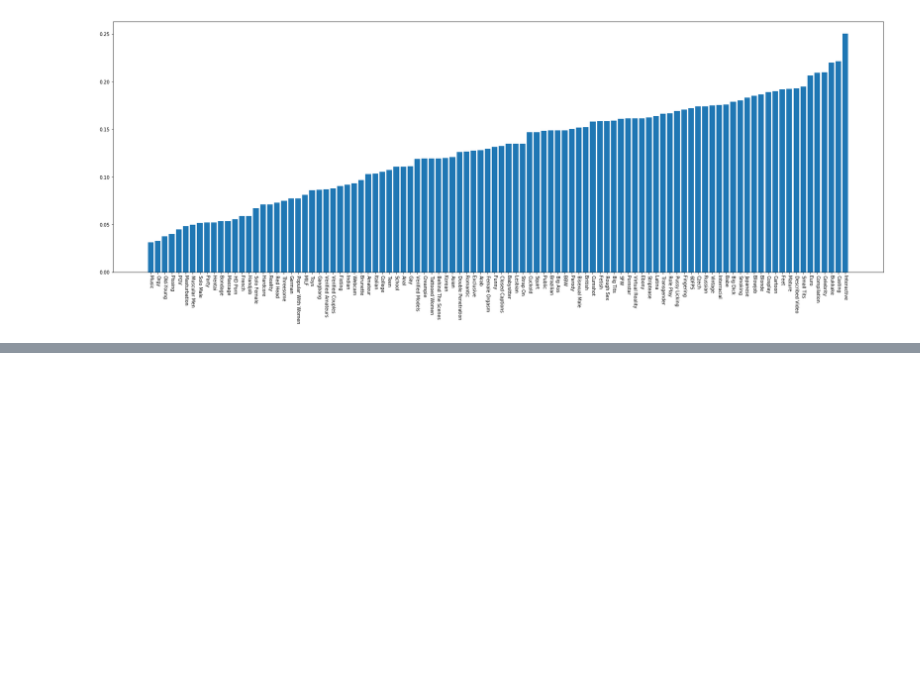
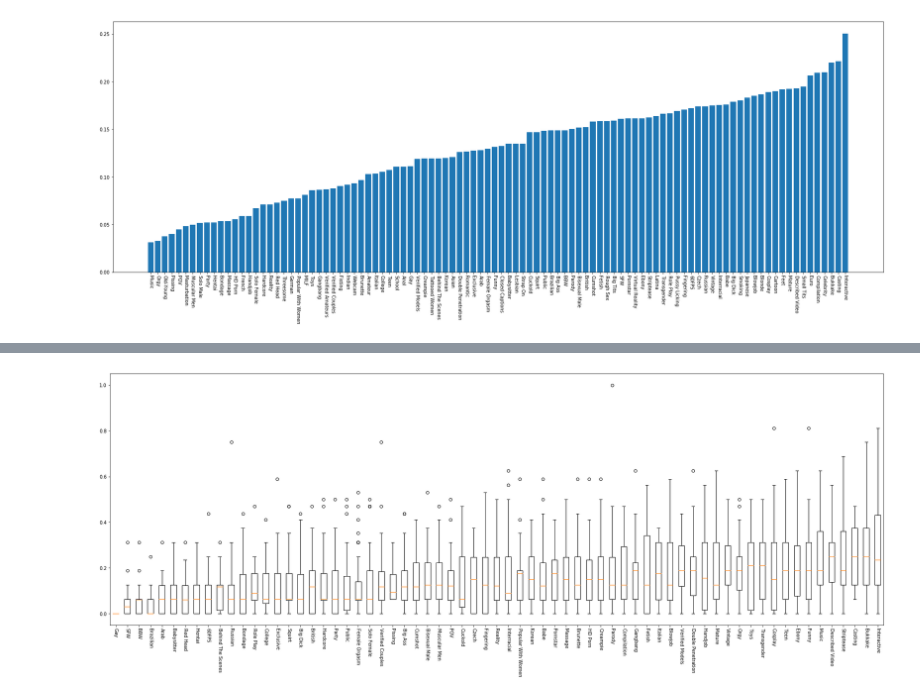
Before and after one commit to boldwren/eye-tracking, a Jupyter notebook: eye-contact.ipynb, the cells around one changed output, grey strips where cells are left out. Cells and saved outputs as stored; diff of their text form; code cells hidden in the pictures; blank space fills up the shorter version.

```diff
--- a/eye-contact.ipynb
+++ b/eye-contact.ipynb
@@ -569,0 +581,58 @@ print(list(sorted(bad)))
+# %%
+def get_hit_per_video_per_category():
+    videos_by_category: 'dict[category, dict[videoname, struct[hit, total]]]' = {}
+    filenames = get_filenames()
+    face_filenames = get_face_filenames()
+
+    for filename in get_filenames():
+        category = filename.rsplit('/')[-2]
+        thumbname = filename.rsplit('/')[-1]
+        videoname = thumbname.rsplit(')', 1)[0] + ')'
+        videos = videos_by_category.setdefault(category, {})
+        counts = videos.setdefault(videoname, {"hit": 0, "total": 0})
+        counts["total"] += 1
+
+    for filename in get_face_filenames():
+        category = filename.rsplit('/')[-2]
+        thumbname = filename.rsplit('/')[-1]
+        videoname = thumbname.rsplit(')', 1)[0] + ')'
+        videos = videos_by_category.setdefault(category, {})
+        counts = videos.setdefault(videoname, {"hit": 0, "total": 0})
+        counts["hit"] += 1
+    return videos_by_category
+
+def get_stats_per_category():
+    stats_by_category = {}
+    videos_by_category = get_hit_per_video_per_category()
+    for category, videos in videos_by_category.items():
+        stats = [
+            counts["hit"] / counts["total"]
+            for counts in videos.values()
+            if counts["total"] > 10
+        ]
+        stats_by_category[category] = stats
+
+    stats_by_category = {
+        category: values
+        for (_, values, category) in
+        sorted([
+            (sum(values)/len(values), values, category) for (category, values) in stats_by_category.items()
+        ])
+    }
+    return stats_by_category
+
+def box_plot_of_hit_per_video_per_category():
+    fig = pyplot.figure(figsize=(30,10))
+    ax = fig.subplots()
+
+
+    stats = get_stats_per_category()
+    ax.boxplot(stats.values(), labels=stats.keys())
+    locs, labels = pyplot.xticks()
+    pyplot.xticks(locs, labels, rotation=-90)
+
+
+
+box_plot_of_hit_per_video_per_category()
+# %% [output]
+[figure, added]
```
Also changed, not shown: parts of 10 cells of this notebook, 2 other files.
